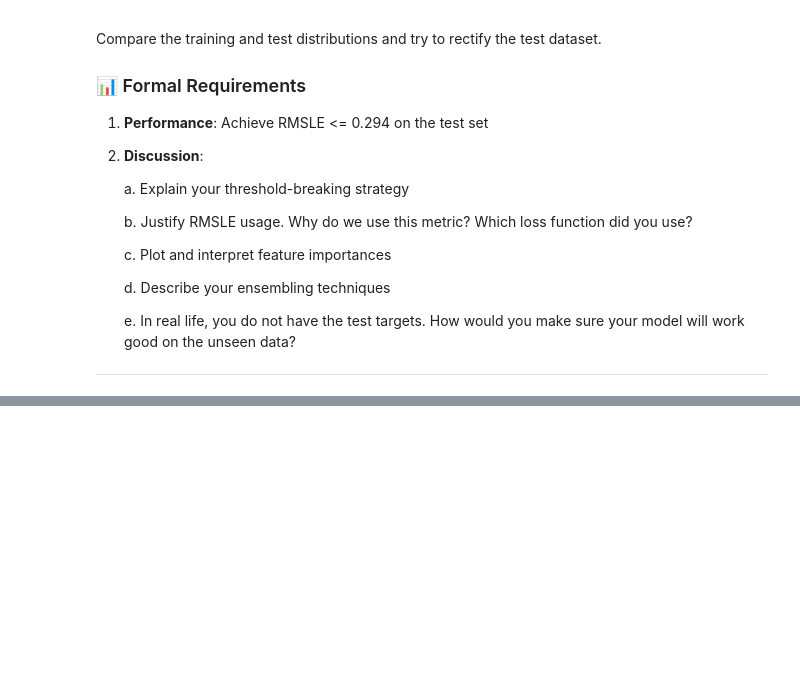
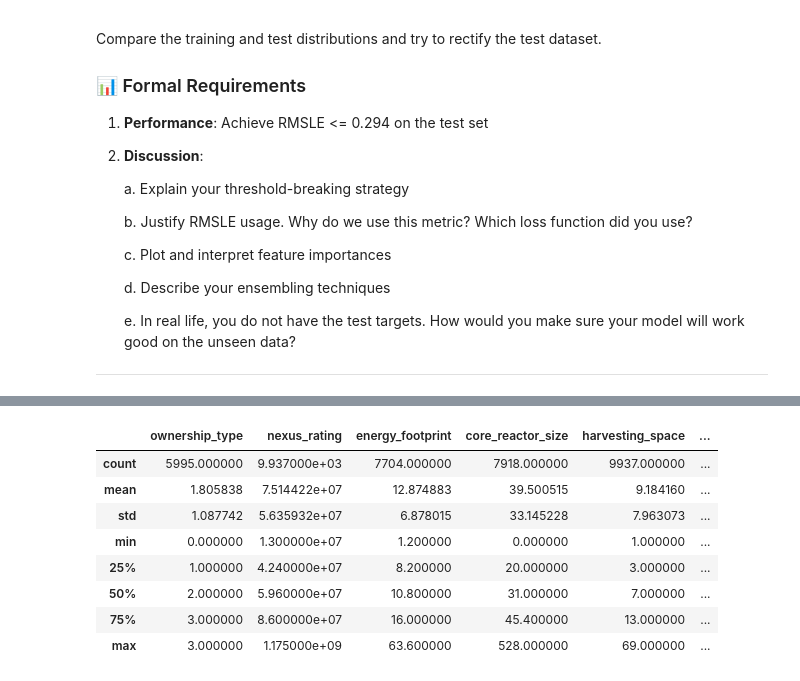
Before and after one commit to Eoely/TDT4172, a Jupyter notebook: a1/Chapter_1.ipynb, the cells around one changed output, grey strips where cells are left out. Saved outputs shown, nothing was run; the diff lists cells and outputs as text; code cells hidden in the pictures; blank space fills up the shorter version.

```diff
--- a/a1/Chapter_1.ipynb
+++ b/a1/Chapter_1.ipynb
@@ -410,0 +475,12 @@ Required RMSLE:  0.294
+# %%
+test.describe()
+# %% [output]
+|  | ownership_type | nexus_rating | energy_footprint | core_reactor_size | harvesting_space | ... |
+| count | 5995.000000 | 9.937000e+03 | 7704.000000 | 7918.000000 | 9937.000000 | ... |
+| mean | 1.805838 | 7.514422e+07 | 12.874883 | 39.500515 | 9.184160 | ... |
+| std | 1.087742 | 5.635932e+07 | 6.878015 | 33.145228 | 7.963073 | ... |
+| min | 0.000000 | 1.300000e+07 | 1.200000 | 0.000000 | 1.000000 | ... |
+| 25% | 1.000000 | 4.240000e+07 | 8.200000 | 20.000000 | 3.000000 | ... |
+| 50% | 2.000000 | 5.960000e+07 | 10.800000 | 31.000000 | 7.000000 | ... |
+| 75% | 3.000000 | 8.600000e+07 | 16.000000 | 45.400000 | 13.000000 | ... |
+| max | 3.000000 | 1.175000e+09 | 63.600000 | 528.000000 | 69.000000 | ... |
```
Also changed, not shown: parts of 4 cells of this notebook, 3 other files.
